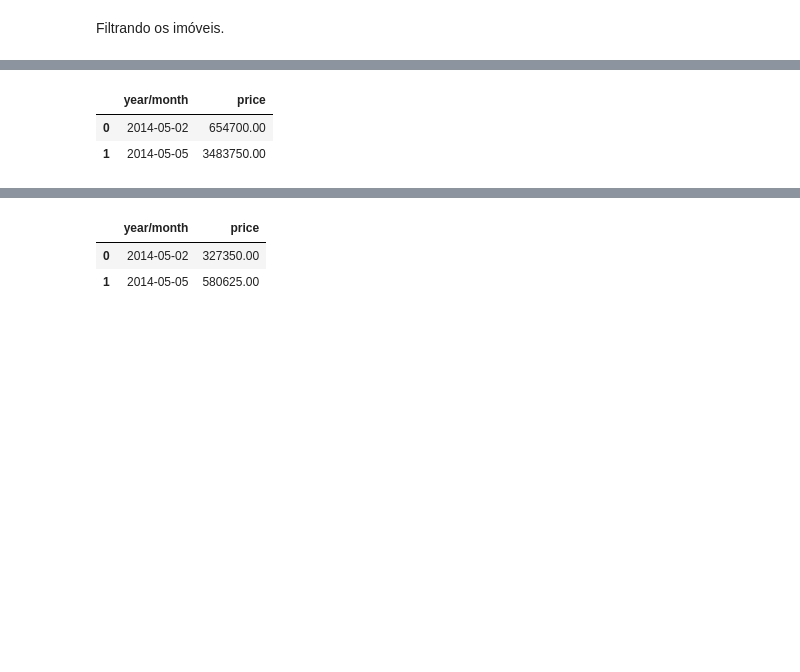
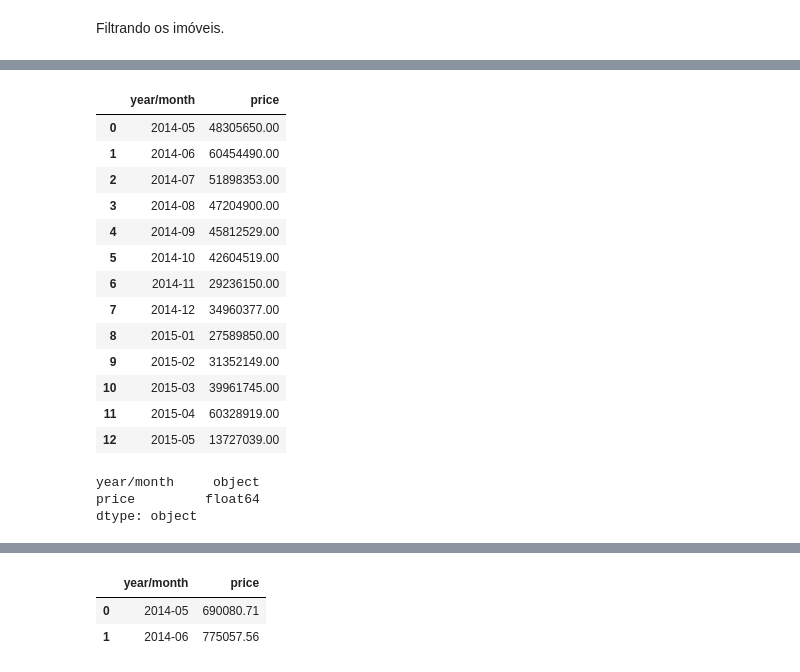
Before and after one commit to renankalfa/data-analysis-house-rocket, a Jupyter notebook: House Hocket - Data Analysis.ipynb, the cells around one changed output, grey strips where cells are left out. Saved outputs shown, nothing was run; the diff lists cells and outputs as text; code cells hidden in the pictures; blank space fills up the shorter version.

```diff
--- a/House Hocket - Data Analysis.ipynb
+++ b/House Hocket - Data Analysis.ipynb
@@ -115,8 +120,10 @@ Criando uma coluna **"mês/ano"** e outra **ano** para facilitar a comparação
 from datetime import datetime
 
 data_raw['date'] = pd.to_datetime(data_raw['date'], format='%Y-%m-%d')
-data_raw['year/month'] = pd.to_datetime(data_raw['date'].astype(str), format='%Y-%m')
-data_raw['year'] = data_raw['year'].dt.strftime('%Y')
+data_raw['year/month'] = pd.to_datetime(data_raw['date'])
+data_raw['year'] = data_raw['date'].dt.strftime('%Y').astype('int64')
+# %%
+data_raw['year/month'] = data_raw['year/month'].dt.strftime('%Y-%m')
 # %% [markdown]
 ### 3.2 Column Drop
 # %% [markdown]
@@ -378,10 +385,27 @@ bath3['year/month'].max(), bath3['year/month'].min()
 # %%
 line_df = bath3[['price', 'year/month']].groupby('year/month').sum().reset_index()
-line_df.head(2)
+line_df
 # %% [output]
 |  | year/month | price |
-| 0 | 2014-05-02 | 654700.00 |
-| 1 | 2014-05-05 | 3483750.00 |
+| 0 | 2014-05 | 48305650.00 |
+| 1 | 2014-06 | 60454490.00 |
+| 2 | 2014-07 | 51898353.00 |
+| 3 | 2014-08 | 47204900.00 |
+| 4 | 2014-09 | 45812529.00 |
+| 5 | 2014-10 | 42604519.00 |
+| 6 | 2014-11 | 29236150.00 |
+| 7 | 2014-12 | 34960377.00 |
+| 8 | 2015-01 | 27589850.00 |
+| 9 | 2015-02 | 31352149.00 |
+| 10 | 2015-03 | 39961745.00 |
+| 11 | 2015-04 | 60328919.00 |
+| 12 | 2015-05 | 13727039.00 |
+# %%
+line_df.dtypes
+# %% [output]
+year/month     object
+price         float64
+dtype: object
 # %%
 fig = px.line(x=line_df['year/month'], y=line_df['price'])
 fig.update_layout(width=960, height=400, xaxis_title='Month',
@@ -394,8 +418,8 @@ line_df = bath3[['price', 'year/month']].groupby('year/month').mean().reset_inde
 line_df.head(2)
 # %% [output]
 |  | year/month | price |
-| 0 | 2014-05-02 | 327350.00 |
-| 1 | 2014-05-05 | 580625.00 |
+| 0 | 2014-05 | 690080.71 |
+| 1 | 2014-06 | 775057.56 |
 # %%
 fig = px.line(x=line_df['year/month'], y=line_df['price'])
 fig.update_layout(width=960, height=400, xaxis_title='Month',
```
Also changed, not shown: parts of 8 cells of this notebook.
